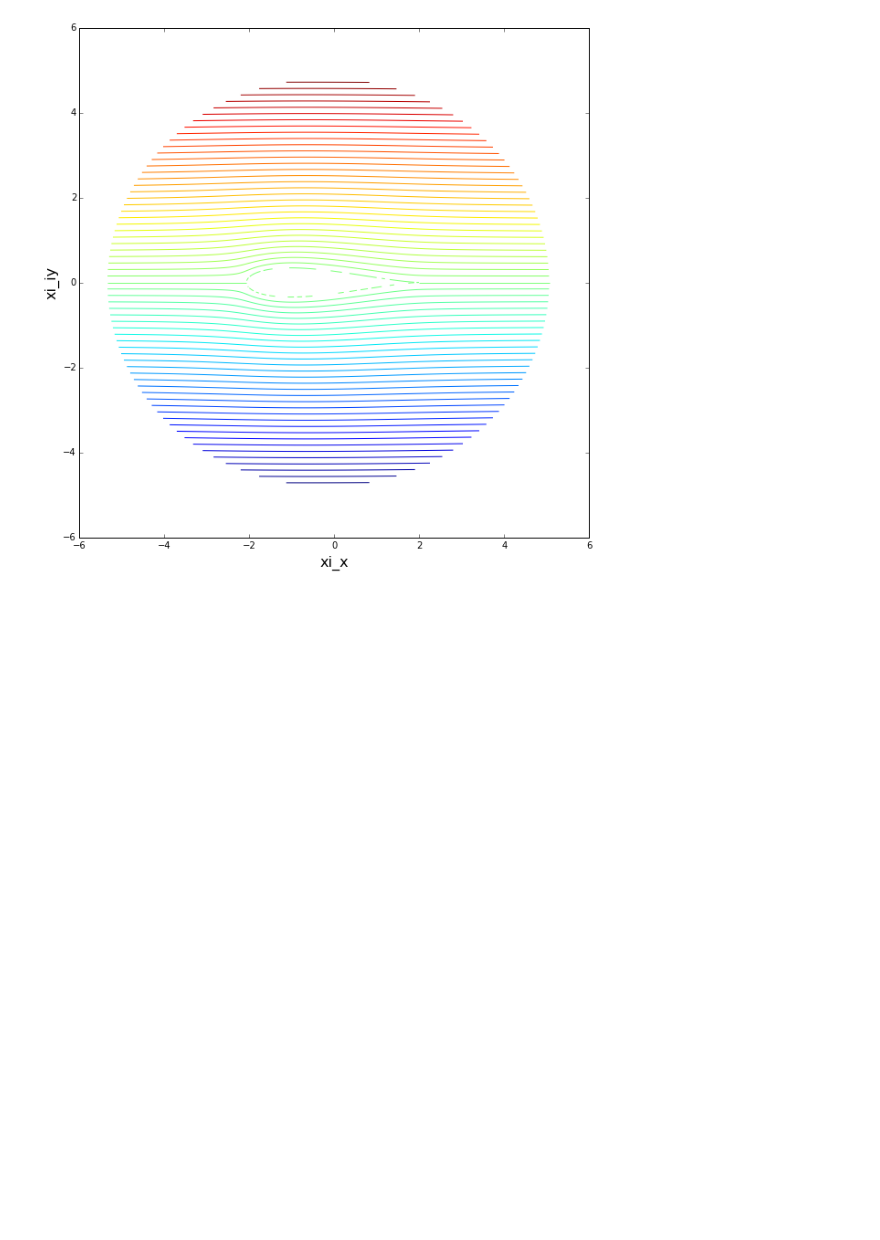
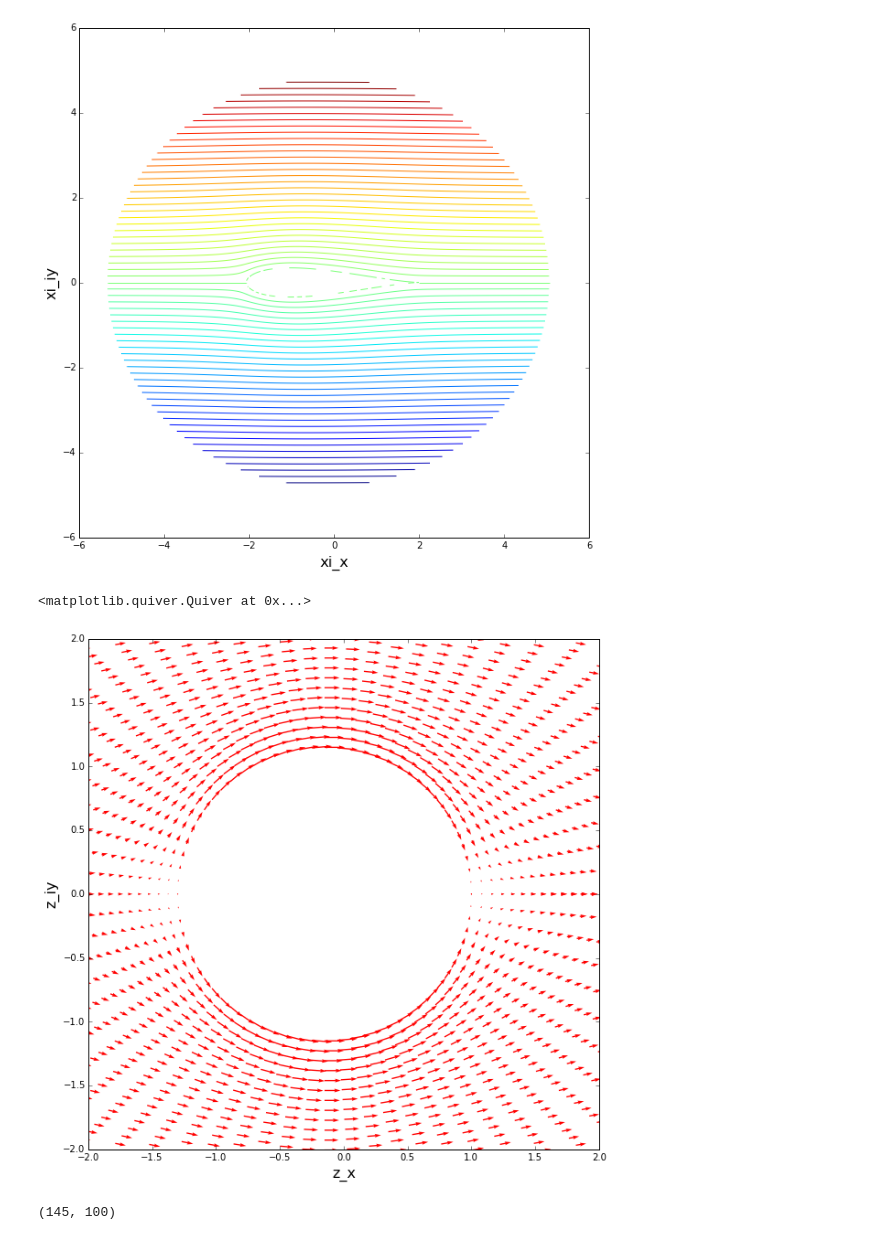
Before and after one commit to chiseler/AeroPython, a Jupyter notebook: lessons/nd_06_Lesson06_Assignment.ipynb, the cells around one changed output. Saved outputs shown, nothing was run; the diff lists cells and outputs as text; code cells hidden in the pictures; blank space fills up the shorter version.

```diff
--- a/lessons/nd_06_Lesson06_Assignment.ipynb
+++ b/lessons/nd_06_Lesson06_Assignment.ipynb
@@ -321,8 +321,8 @@ u_doublet, v_doublet = get_velocity_doublet(κ, x_cgrid, y_cgrid, rect_grid[0],r
 psi_doublet = get_stream_function_doublet(κ, x_cgrid, y_cgrid, rect_grid[0],rect_grid[1])
 # %%
 # computes the velocity field from the freestream on the mesh grid
-u_freestream = U_freestream * np.ones((N_r, N_θ), dtype=float)
-v_freestream = np.zeros((N_r, N_θ), dtype=float)
+u_freestream = U_freestream * np.ones((N_θ, N_r), dtype=float)
+v_freestream = np.zeros((N_θ, N_r), dtype=float)
 
 # computes the stream-function from the freestream on the mesh grid
 psi_freestream = U_freestream * rect_grid[1]
@@ -352,3 +352,19 @@ plt.contour(complex_coords_grid_map.real,complex_coords_grid_map.imag,psi, 80)
 # %% [output]
 <matplotlib.contour.QuadContourSet at 0x...>
 [figure]
+# %%
+u = u_freestream + u_doublet
+v = v_freestream + v_doublet
+# %%
+# plots the velocity vectors on the z plane
+skip = (slice(None, None, 2), slice(None, None, 2))
+size = 10
+plt.figure(figsize=(size, size))
+plt.xlabel('z_x', fontsize=16)
+plt.ylabel('z_iy', fontsize=16)
+plt.xlim(-2, 2)
+plt.ylim(-2, 2)
+plt.quiver(rect_grid[0][skip], rect_grid[1][skip],u[skip], v[skip], angles='xy',scale=50, color='r')
+# %% [output]
+<matplotlib.quiver.Quiver at 0x...>
+[figure, added]
@@ -354,0 +373,4 @@ plt.contour(complex_coords_grid_map.real,complex_coords_grid_map.imag,psi, 80)
+# %%
+z.shape
+# %% [output]
+(145, 100)
```
Also changed, not shown: parts of 16 cells of this notebook.
